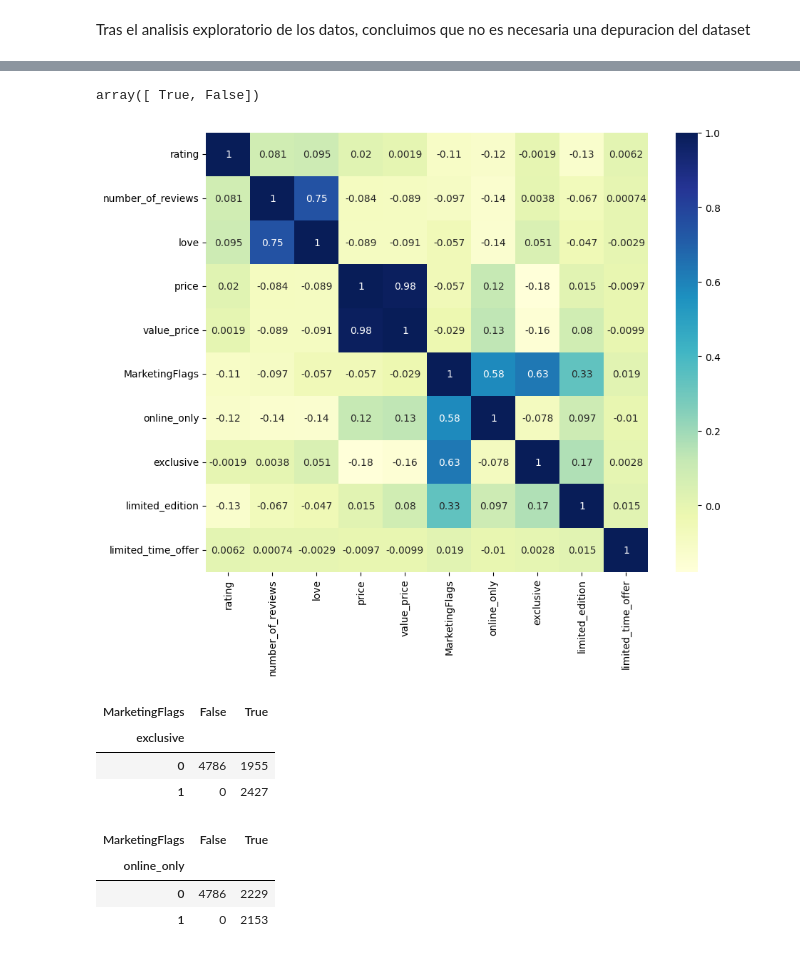
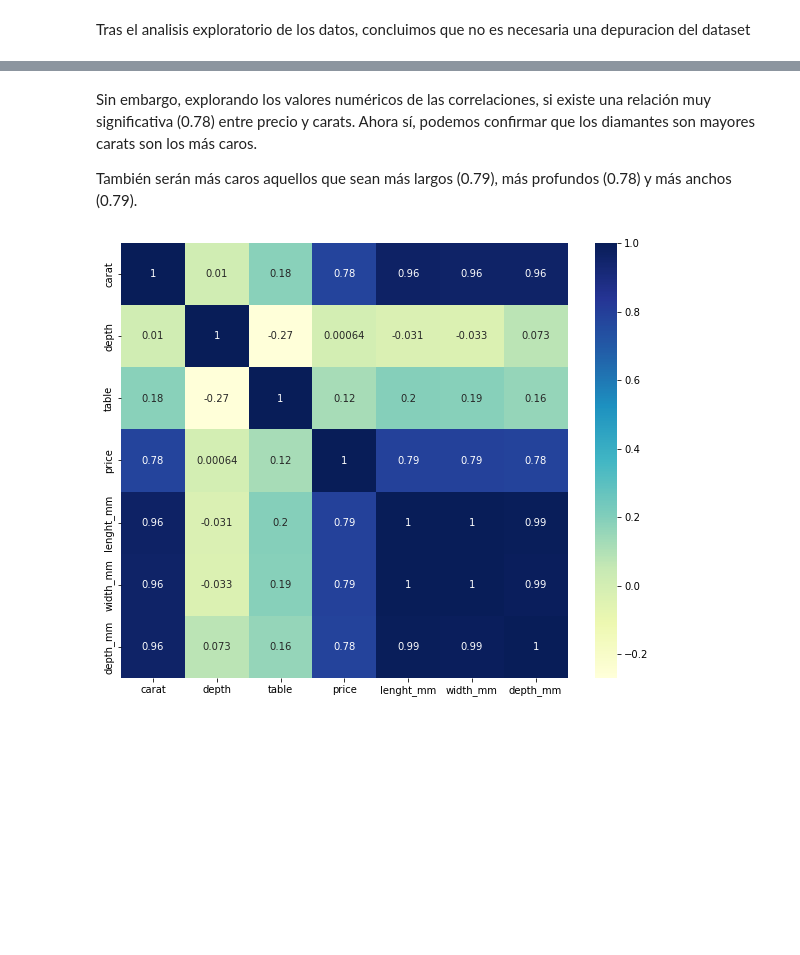
Before and after one commit to Adalab/DA-promoc-modulo3-sprint1-judith-gadea, a Jupyter notebook: Regresión lineal/ML-1-Intro.ipynb, the cells around one changed output, grey strips where cells are left out. Drawn from its saved outputs; the diff is of its cells as text; code cells hidden in the pictures; blank space fills up the shorter version.

```diff
--- a/Regresión lineal/ML-1-Intro.ipynb
+++ b/Regresión lineal/ML-1-Intro.ipynb
@@ -141,0 +203,32 @@ Tras el analisis exploratorio de los datos, concluimos que no es necesaria una d
+# %%
+dicc_indices = {} # creamos un diccionario donde almacenaremos índices de los outliers
+
+def detectar_outliers(lista_columnas, dataframe):
+
+    # iteramos por la lista de las columnas numéricas de nuestro dataframe
+    for col in lista_columnas:
+
+        #calculamos los cuartiles Q1 y Q3
+        Q1 = np.nanpercentile(dataframe[col], 25)
+        Q3 = np.nanpercentile(dataframe[col], 75)
+
+        # calculamos el rango intercuartil
+        IQR = Q3 - Q1
+
+        # calculamos los límites
+        outlier_step = 2 * IQR
+
+        # filtramos nuestro dataframe para indentificar los outliers
+        outliers_data = dataframe[(dataframe[col] < Q1 - outlier_step) | (dataframe[col] > Q3 + outlier_step)]
+
+
+        if outliers_data.shape[0] > 0: # chequeamos si nuestro dataframe tiene alguna fila.
+
+            dicc_indices[col] = (list(outliers_data.index)) # si tiene fila es que hay outliers y por lo tanto lo añadimos a nuestro diccionario
+
+            print(col.upper())
+            #display(outliers_data)
+            print("-----------")
+
+
+    return dicc_indices
@@ -141,0 +266,3 @@ Tras el analisis exploratorio de los datos, concluimos que no es necesaria una d
+# %%
+#todos los outliers del df:
+index_all = detectar_outliers(numericas2.columns, numericas2)
@@ -141,0 +299,7 @@ Tras el analisis exploratorio de los datos, concluimos que no es necesaria una d
+# %%
+#reemplazamos todos los outliers por la mediana a partir del diccionario creado con todas las columnas:
+for k, v in index_all.items():
+    median = df2[k].median()
+
+    for i in v:
+        df2.loc[i,k] = median
@@ -182,10 +387,10 @@ df.corr()
-# %%
-df['MarketingFlags'].unique()
-# %% [output]
-array([ True, False])
+# %% [markdown]
+Sin embargo, explorando los valores numéricos de las correlaciones, si existe una relación muy significativa (0.78) entre precio y carats. Ahora sí, podemos confirmar que los diamantes son mayores carats son los más caros.
+
+También serán más caros aquellos que sean más largos (0.79), más profundos (0.78) y más anchos (0.79).
 # %%
-sns.heatmap(df.corr(),
+sns.heatmap(df2.corr(),
            cmap = "YlGnBu",
            annot = True);
 # %% [output]
-[figure, old version]
+[figure, new version]
@@ -196,7 +396,0 @@ data_crosstab = pd.crosstab(df['exclusive'],
-# %%
-data_crosstab
-# %% [output]
-| MarketingFlags | False | True |
-| exclusive |  |  |
-| 0 | 4786 | 1955 |
-| 1 | 0 | 2427 |
@@ -207,7 +396,0 @@ data_crosstab = pd.crosstab(df['online_only'],
-# %%
-data_crosstab
-# %% [output]
-| MarketingFlags | False | True |
-| online_only |  |  |
-| 0 | 4786 | 2229 |
-| 1 | 0 | 2153 |
```
Also changed, not shown: parts of 46 cells of this notebook, 5 other files.
